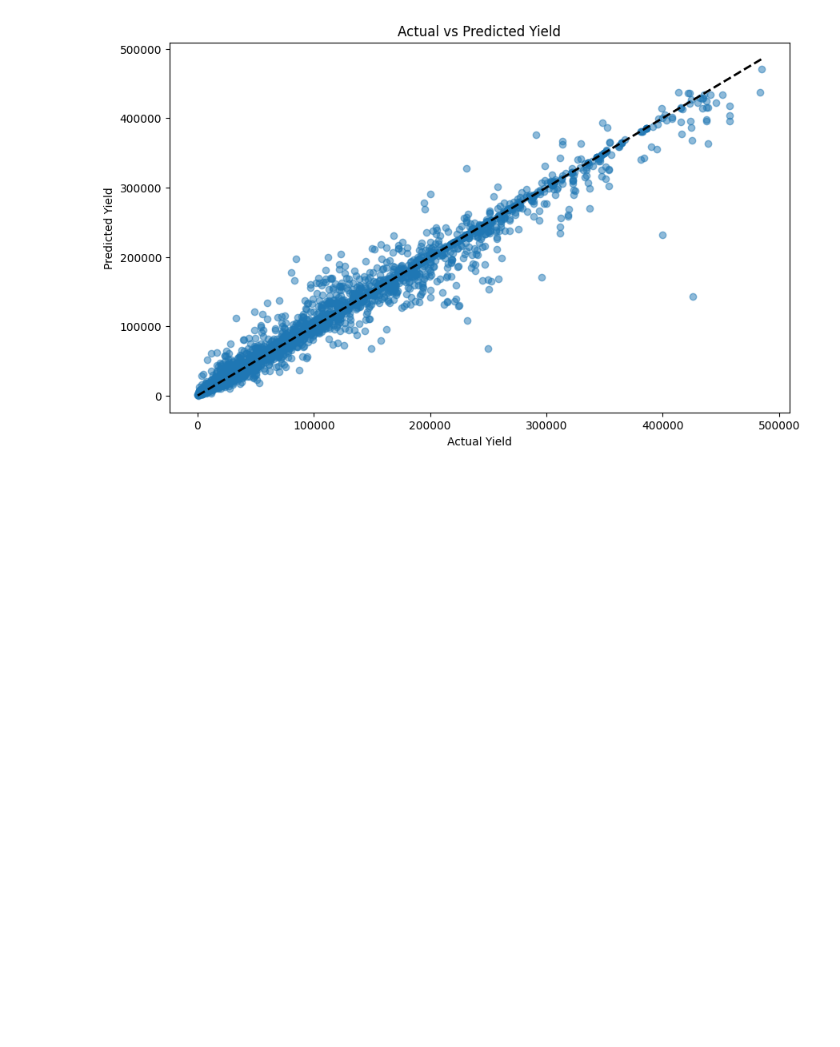
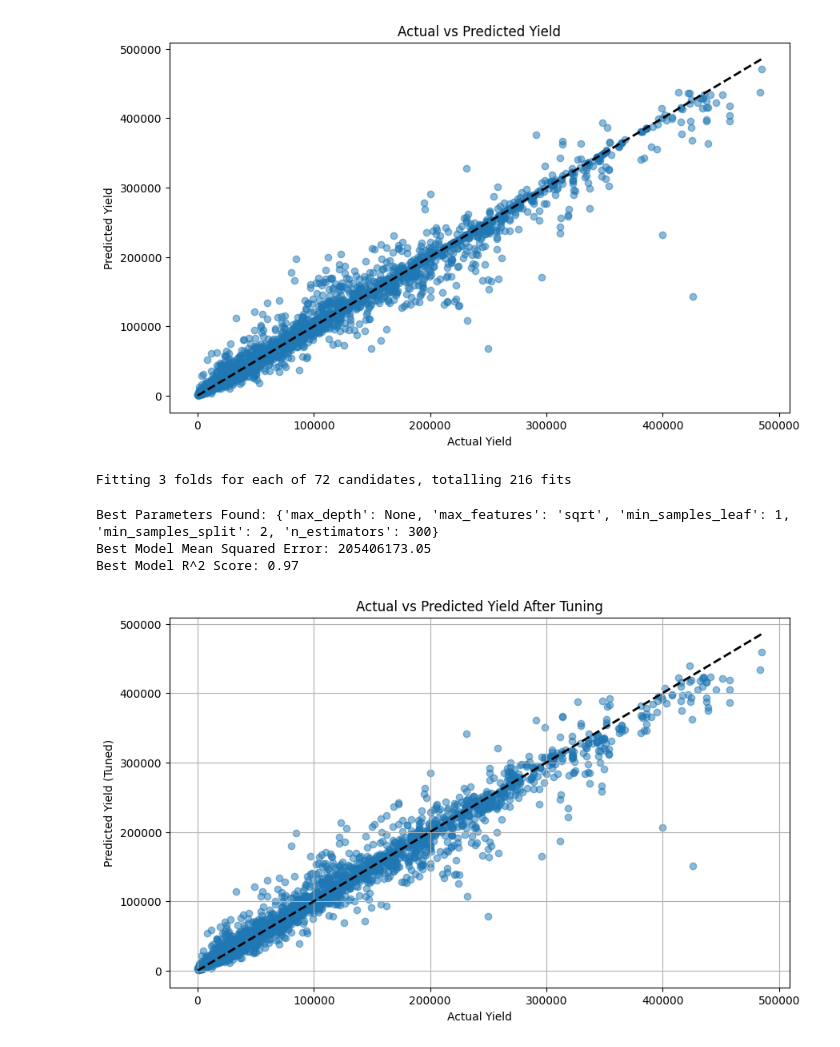
Before and after one commit to RandikaSilva/crop-yield-prediction, a Jupyter notebook: RandomForest.ipynb, the cells around one changed output. Saved outputs shown, nothing was run; the diff lists cells and outputs as text; code cells hidden in the pictures; blank space fills up the shorter version.

```diff
--- a/RandomForest.ipynb
+++ b/RandomForest.ipynb
@@ -532,3 +533,49 @@ plt.title('Actual vs Predicted Yield')
 # %% [output]
 Text(0.5, 1.0, 'Actual vs Predicted Yield')
 [figure]
+# %%
+param_grid = {
+    'n_estimators': [100, 200, 300],
+    'max_depth': [None, 10, 20],
+    'min_samples_split': [2, 5],
+    'min_samples_leaf': [1, 2],
+    'max_features': ['sqrt', 'log2']
+}
+# %%
+from sklearn.model_selection import GridSearchCV
+grid_search = GridSearchCV(
+    estimator=RandomForestRegressor(random_state=42),
+    param_grid=param_grid,
+    cv=3,
+    n_jobs=-1,
+    verbose=2,
+    scoring='r2'
+)
+
+grid_search.fit(X_train, y_train)
+best_model = grid_search.best_estimator_
+# %% [output]
+Fitting 3 folds for each of 72 candidates, totalling 216 fits
+# %%
+y_pred_best = best_model.predict(X_test)
+mse_best = mean_squared_error(y_test, y_pred_best)
+r2_best = r2_score(y_test, y_pred_best)
+
+print("\nBest Parameters Found:", grid_search.best_params_)
+print(f"Best Model Mean Squared Error: {mse_best:.2f}")
+print(f"Best Model R^2 Score: {r2_best:.2f}")
+# %% [output]
+Best Parameters Found: {'max_depth': None, 'max_features': 'sqrt', 'min_samples_leaf': 1, 'min_samples_split': 2, 'n_estimators': 300}
+Best Model Mean Squared Error: 205406173.05
+Best Model R^2 Score: 0.97
+# %%
+plt.figure(figsize=(10, 6))
+plt.scatter(y_test, y_pred_best, alpha=0.5)
+plt.plot([y_test.min(), y_test.max()], [y_test.min(), y_test.max()], 'k--', lw=2)
+plt.xlabel('Actual Yield')
+plt.ylabel('Predicted Yield (Tuned)')
+plt.title('Actual vs Predicted Yield After Tuning')
+plt.grid(True)
+plt.show()
+# %% [output]
+[figure, added]
```
Also changed, not shown: parts of 1 cell of this notebook, 3 other files.
